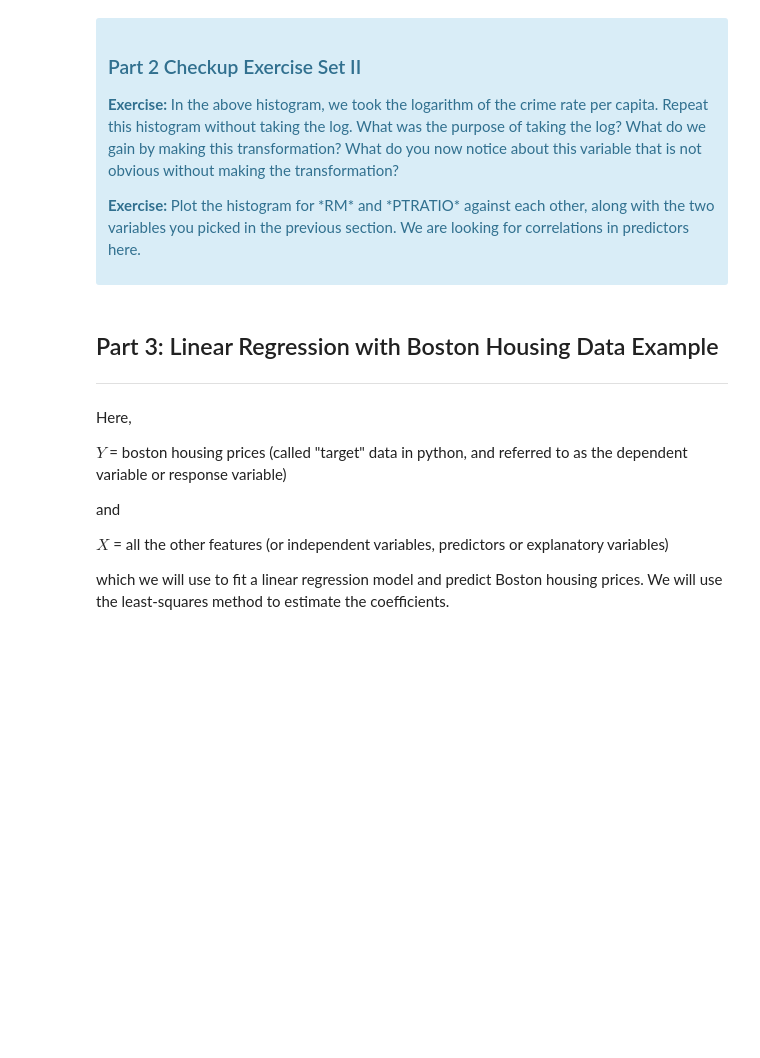
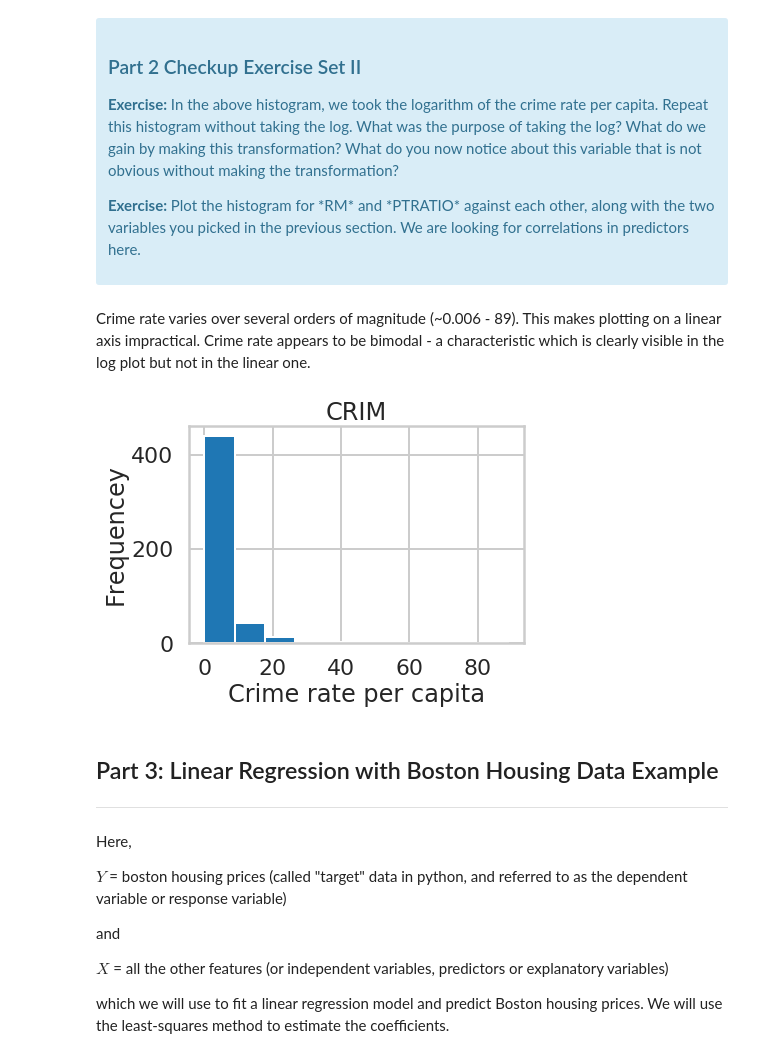
Before and after one commit to gperdrizet/linear_regression, a Jupyter notebook: Mini_Project_Linear_Regression.ipynb, the cells around one changed output. Drawn from its saved outputs; the diff is of its cells as text; code cells hidden in the pictures; blank space fills up the shorter version.

```diff
--- a/Mini_Project_Linear_Regression.ipynb
+++ b/Mini_Project_Linear_Regression.ipynb
@@ -443,3 +446,14 @@ plt.show()
+# %% [markdown]
+Crime rate varies over several orders of magnitude (~0.006 - 89). This makes plotting on a linear axis impractical. Crime rate appears to be bimodal - a characteristic which is clearly visible in the log plot but not in the linear one.
+# %%
+#your turn
+plt.hist(bos.CRIM)
+plt.title("CRIM")
+plt.xlabel("Crime rate per capita")
+plt.ylabel("Frequencey")
+plt.show()
+# %% [output]
+[figure, added]
 # %% [markdown]
 ## Part 3: Linear Regression with Boston Housing Data Example
 ***
```
Also changed, not shown: parts of 7 cells of this notebook.
